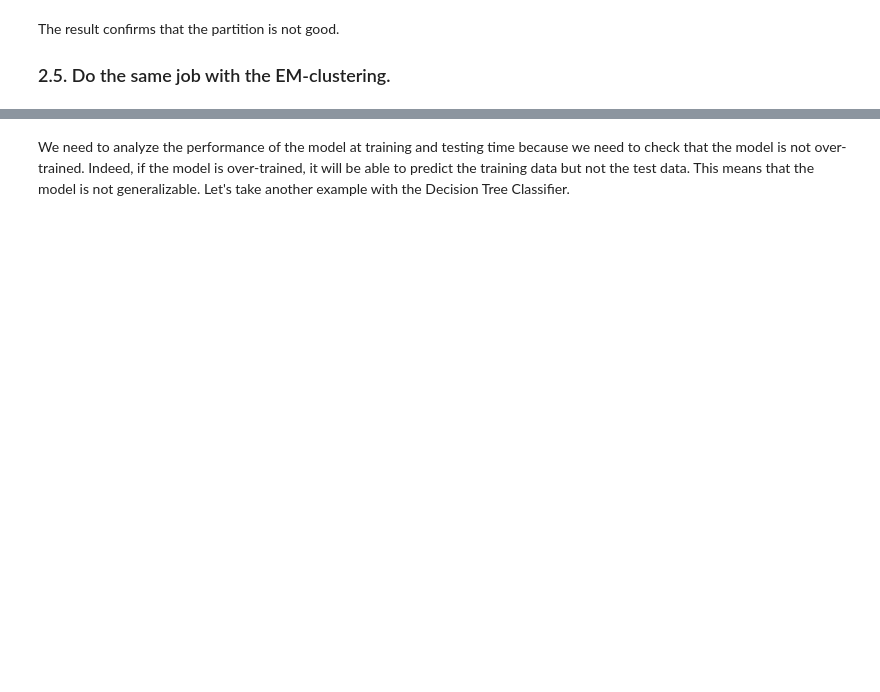
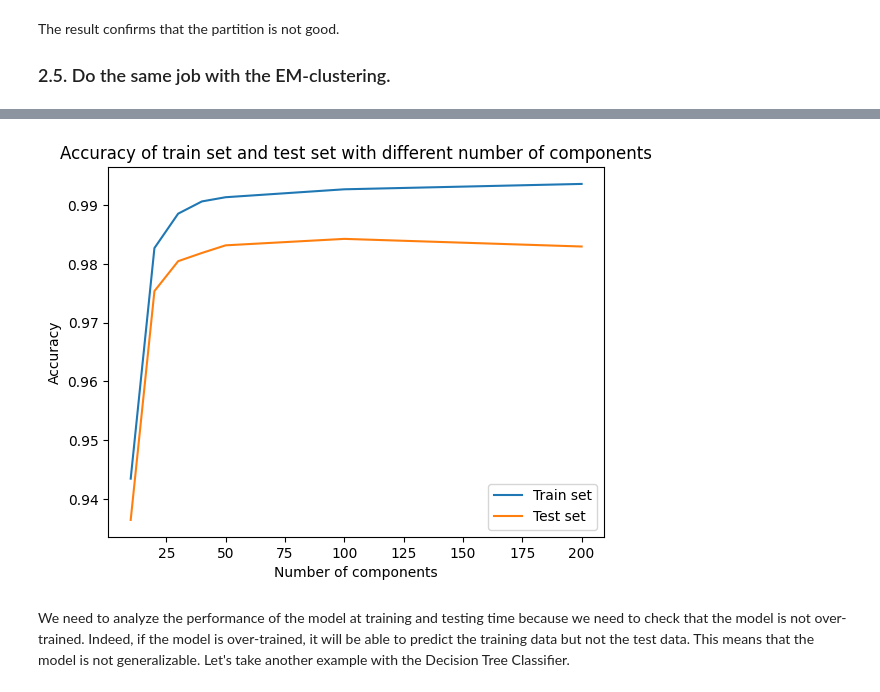
Before and after one commit to CharrierTim/Machine-Learning, a Jupyter notebook: TD1/Rapport TD1.ipynb, the cells around one changed output, grey strips where cells are left out. Drawn from its saved outputs; the diff is of its cells as text; code cells hidden in the pictures; blank space fills up the shorter version.

```diff
--- a/TD1/Rapport TD1.ipynb
+++ b/TD1/Rapport TD1.ipynb
@@ -243,18 +263,0 @@ The major difference between Naïve Bayes Classifier and Support Vector Machine
-# %%
-#  Naive Bayes classifier
-
-from sklearn.naive_bayes import GaussianNB
-from sklearn.metrics import accuracy_score
-
-# Train the model
-
-gnb = GaussianNB()
-gnb.fit(X_train_flat, Y_train)
-
-# Test the model
-
-y_pred = gnb.predict(X_test_flat)
-
-# Evaluate the model
-
-print("Accuracy: {:.2f}%".format(accuracy_score(Y_test, y_pred)*100))
@@ -290,3 +264,66 @@ print("Accuracy: {:.2f}%".format(grid.score(X_test_pca_100, Y_test)*100))
+# %%
+from sklearn.svm import SVC
+
+# Reshaping the array for PCA
+X_train = X_train.reshape(60000, 784)
+X_test = X_test.reshape(10000, 784)
+
+# Normalizing the data
+
+X_train = X_train / 255.0
+X_test = X_test / 255.0
+
+# Perfom SVC on the dataset with diffrent PCA components
+
+
+#  Create a list of the number of components
+n_components = [10, 20, 30, 40, 50, 100, 200]
+
+#  Create a list of the accuracy of train set and test set
+List_accuracy_train = []
+List_accuracy_test = []
+
+#  Create a list of the time
+List_time = []
+
+# Perfom SVC on the dataset with diffrent PCA components
+
+for n in n_components:
+
+    #  Create a PCA object with n components
+    pca = PCA(n_components=n)
+
+    #  Fit the PCA object on the train set
+    pca.fit(X_train)
+
+    #  Transform the train set and test set
+    X_train_pca = pca.transform(X_train)
+    X_test_pca = pca.transform(X_test)
+
+    #  Create a SVC object
+    svc = SVC()
+
+    #  Fit the SVC object on the train set
+    svc.fit(X_train_pca, Y_train)
+
+    #  Get the accuracy of the train set and test set
+    accuracy_train = svc.score(X_train_pca, Y_train)
+    accuracy_test = svc.score(X_test_pca, Y_test)
+
+    #  Append the accuracy to the list
+    List_accuracy_train.append(accuracy_train)
+    List_accuracy_test.append(accuracy_test)
+
+#  Plot the accuracy of train set and test set
+plt.plot(n_components, List_accuracy_train, label='Train set')
+plt.plot(n_components, List_accuracy_test, label='Test set')
+plt.xlabel('Number of components')
+plt.ylabel('Accuracy')
+plt.title('Accuracy of train set and test set with different number of components')
+plt.legend()
+plt.show()
+# %% [output]
+[figure, added]
 # %% [markdown]
 We need to analyze the performance of the model at training and testing time because we need to check that the model is not over-trained. Indeed, if the model is over-trained, it will be able to predict the training data but not the test data. This means that the model is not generalizable. Let's take another example with the Decision Tree Classifier.
 # %%
```
Also changed, not shown: parts of 14 cells of this notebook, 1 other file.
